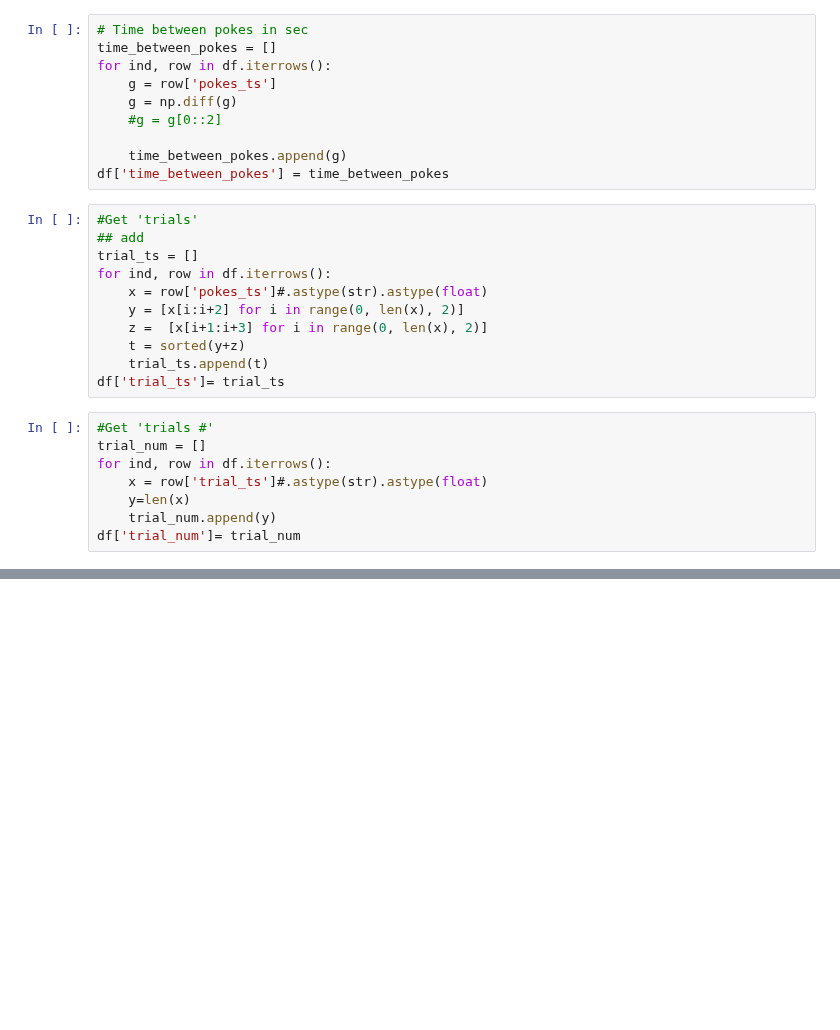
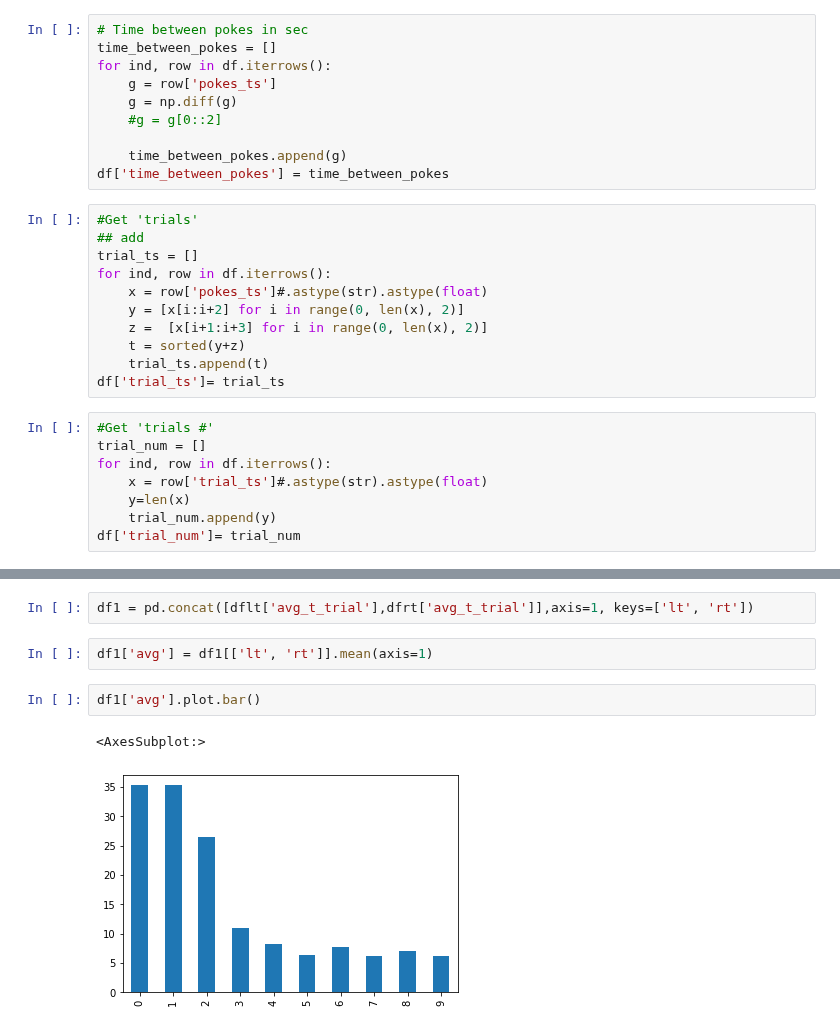
Before and after one commit to nielllab/FreelyMovingEphys, a Jupyter notebook: project_analysis/object_avoidance/oa_performance.ipynb, the cells around one changed output, grey strips where cells are left out. Saved outputs shown, nothing was run; the diff lists cells and outputs as text; blank space fills up the shorter version.

```diff
--- a/project_analysis/object_avoidance/oa_performance.ipynb
+++ b/project_analysis/object_avoidance/oa_performance.ipynb
@@ -152,0 +228,9 @@ df
+# %%
+df1 = pd.concat([dflt['avg_t_trial'],dfrt['avg_t_trial']],axis=1, keys=['lt', 'rt'])
+# %%
+df1['avg'] = df1[['lt', 'rt']].mean(axis=1)
+# %%
+df1['avg'].plot.bar()
+# %% [output]
+<AxesSubplot:>
+[figure, added]
```
Also changed, not shown: parts of 13 cells of this notebook, 1 other file.
